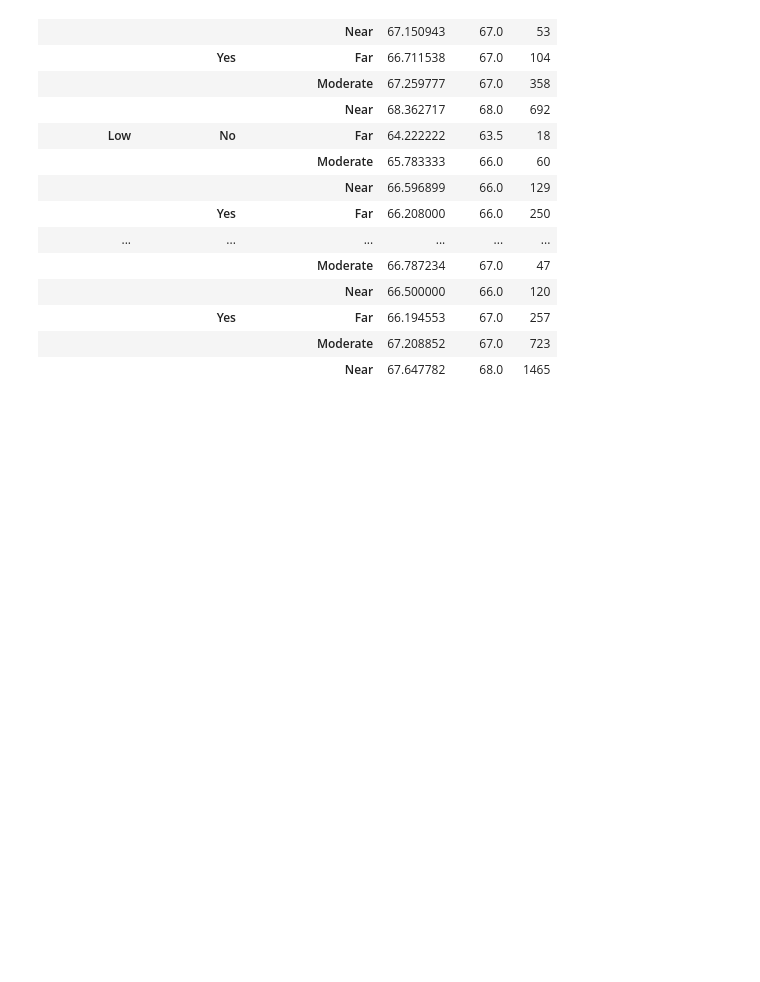
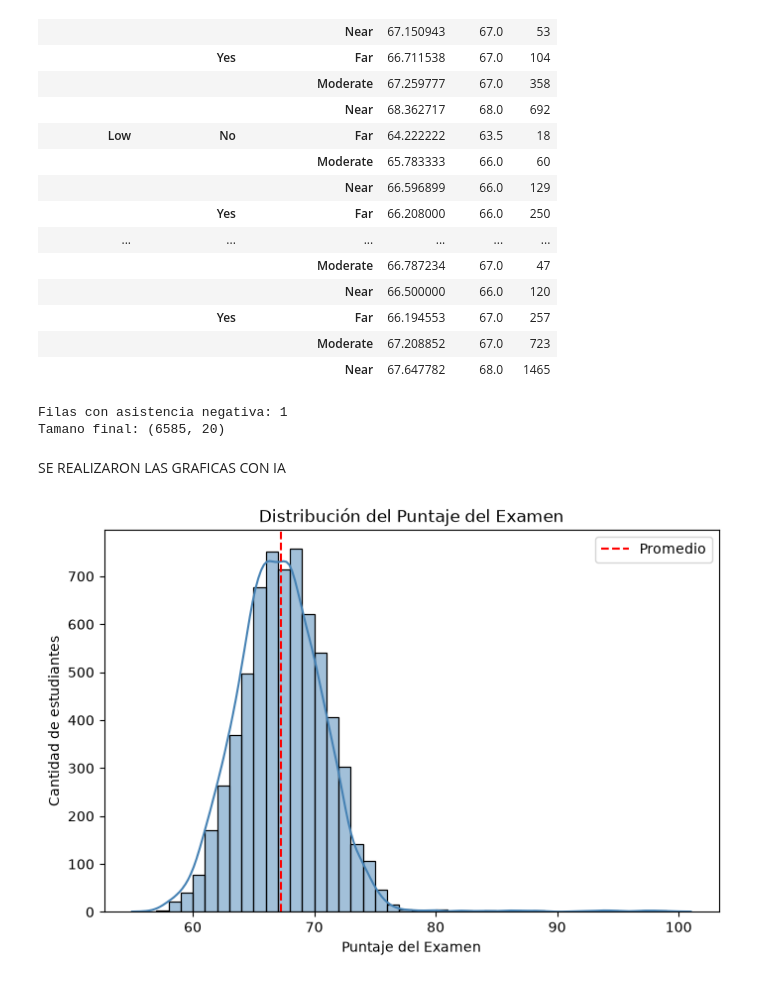
Before and after one commit to ocamporuiznicolas-ux/Proyecto-Final-Progra-2, a Jupyter notebook: notebooks/limpiezaDatos.ipynb, the cells around one changed output. Cells and saved outputs as stored; diff of their text form; code cells hidden in the pictures; blank space fills up the shorter version.

```diff
--- a/notebooks/limpiezaDatos.ipynb
+++ b/notebooks/limpiezaDatos.ipynb
@@ -345,3 +345,30 @@ df.groupby([    "Family_Income",    "Internet_Access",    "Distance_from_Home"])
 # %%
 df["Study_Sleep_Ratio"] = df["Hours_Studied"] / df["Sleep_Hours"]
 df["Academic_Progress"] = df["Exam_Score"] - df["Previous_Scores"]
+# %%
+#Inconsistencia: hay un estudiante con asistencia negativa (-91%), lo cual es imposible
+#Se elimina esa fila porque es un solo registro y distorsiona los graficos de asistencia
+print("Filas con asistencia negativa:", (df["Attendance"] < 0).sum())
+df = df[df["Attendance"] >= 0]
+df = df.reset_index(drop=True)
+print("Tamano final:", df.shape)
+# %% [output]
+Filas con asistencia negativa: 1
+Tamano final: (6585, 20)
+# %% [markdown]
+SE REALIZARON LAS GRAFICAS CON IA
+# %%
+#Grafico 1: Distribucion del puntaje del examen
+plt.figure(figsize=(8, 5))
+sns.histplot(data=df, x="Exam_Score", binwidth=1, kde=True, color="steelblue")
+plt.axvline(df["Exam_Score"].mean(), color="red", linestyle="--", label="Promedio")
+plt.title("Distribución del Puntaje del Examen")
+plt.xlabel("Puntaje del Examen")
+plt.ylabel("Cantidad de estudiantes")
+plt.legend()
+plt.show()
+
+#Conclusion: la mayoria de estudiantes saca entre 60 y 75 (cerca del 98%), con un promedio de 67.2.
+#Muy pocos superan 80 (menos del 1%), por eso la distribucion tiene una cola larga hacia la derecha.
+# %% [output]
+[figure, added]
```
Also changed, not shown: parts of 4 cells of this notebook, 1 other file.
